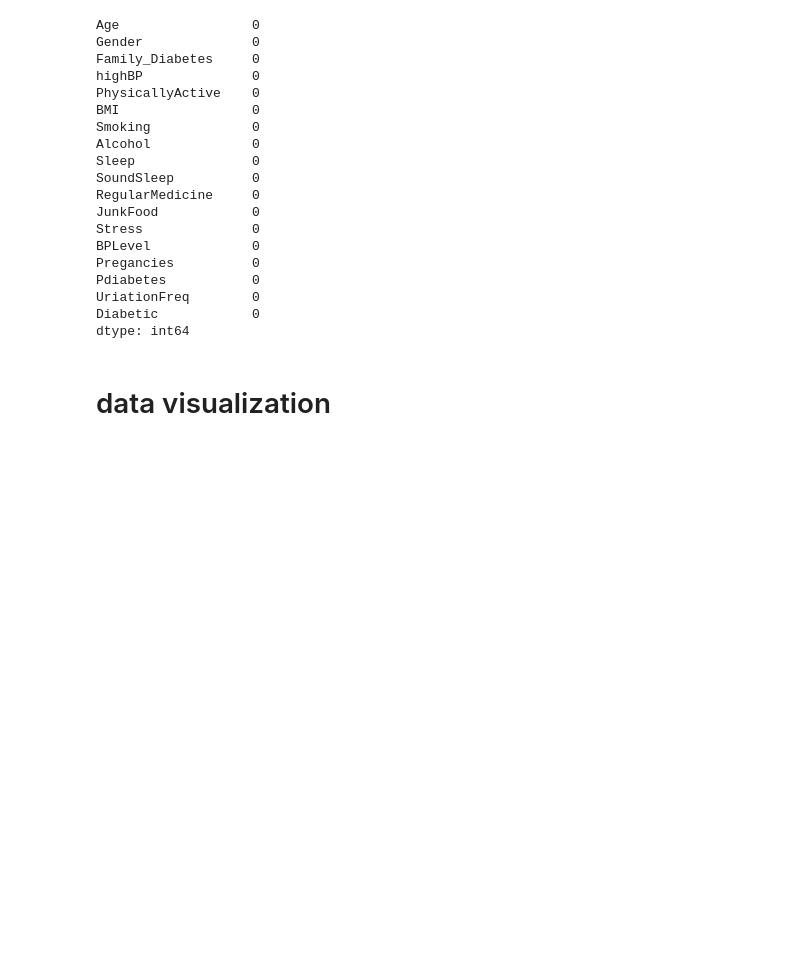
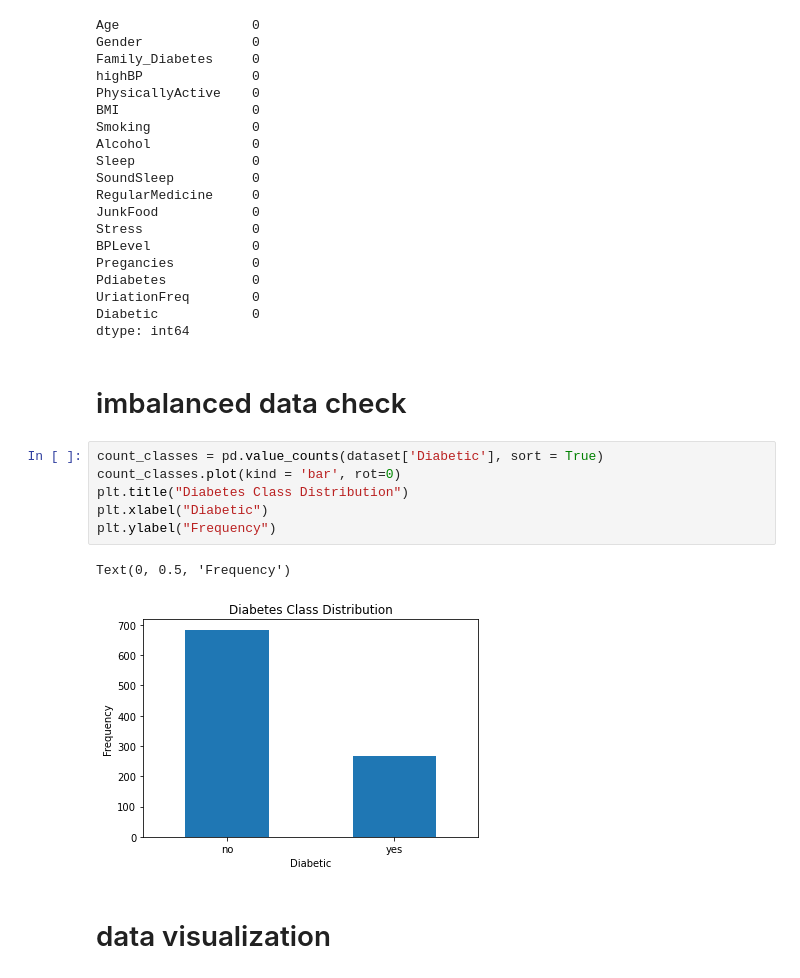
Before and after one commit to hossainalamin/Diabetes_detection_using_ml-master, a Jupyter notebook: model_with_new_dataset_feature_selection.ipynb, the cells around one changed output. Drawn from its saved outputs; the diff is of its cells as text; blank space fills up the shorter version.

Commit message:
new datasets

```diff
--- a/model_with_new_dataset_feature_selection.ipynb
+++ b/model_with_new_dataset_feature_selection.ipynb
@@ -121,6 +121,17 @@ Pdiabetes           0
 UriationFreq        0
 Diabetic            0
 dtype: int64
+# %% [markdown]
+# imbalanced data check
+# %%
+count_classes = pd.value_counts(dataset['Diabetic'], sort = True)
+count_classes.plot(kind = 'bar', rot=0)
+plt.title("Diabetes Class Distribution")
+plt.xlabel("Diabetic")
+plt.ylabel("Frequency")
+# %% [output]
+Text(0, 0.5, 'Frequency')
+[figure, added]
 # %% [markdown]
 # data visualization
 # %%
```
Also changed, not shown: 1 other file.
